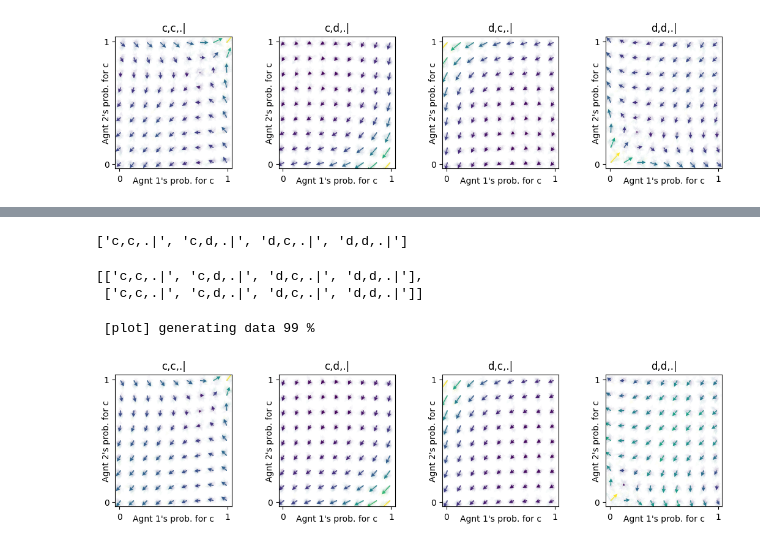
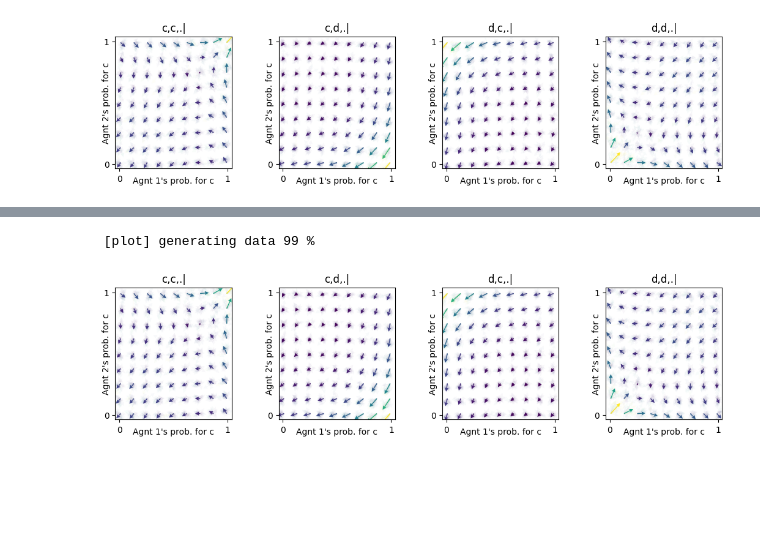
Before and after one commit to BarfussLab/pyCRLD, a Jupyter notebook: nbs/Environments/12_MultipleObsSocialDilemma.ipynb, the cells around one changed output, grey strips where cells are left out. Drawn from its saved outputs; the diff is of its cells as text; code cells hidden in the pictures; blank space fills up the shorter version.

```diff
--- a/nbs/Environments/12_MultipleObsSocialDilemma.ipynb
+++ b/nbs/Environments/12_MultipleObsSocialDilemma.ipynb
@@ -396,2 +331,0 @@ array([[[1. ]],
-# %%
-memo1pd = HistoryEmbedded(env_full_obs_homo, h=(1,1,1), observation_type='diagonal_confidence', observation_value=[1, 0.1])
@@ -457,15 +331,0 @@ y = ([1], [0,1,2,3], [0])
-# %%
-mae1.env.Sset
-# %% [output]
-['c,c,.|', 'c,d,.|', 'd,c,.|', 'd,d,.|']
-# %%
-mae1.env.Oset
-# %% [output]
-[['c,c,.|', 'c,d,.|', 'd,c,.|', 'd,d,.|'],
- ['c,c,.|', 'c,d,.|', 'd,c,.|', 'd,d,.|']]
-# %%
-ax = fp.plot_strategy_flow(mae1, x, y, flowarrow_points=np.linspace(0.01 ,0.99, 9), NrRandom=32,
-                           conds=mae1.env.Sset, verbose=True)
-# %% [output]
- [plot] generating data 99 %
-[figure, removed]
@@ -472,3 +336,10 @@ ax = fp.plot_strategy_flow(mae1, x, y, flowarrow_points=np.linspace(0.01 ,0.99,
+# %%
+ax = fp.plot_strategy_flow(mae1, x, y, flowarrow_points=np.linspace(0.01 ,0.99, 9), NrRandom=32,
+                           conds=mae1.env.Sset, verbose=True)
+fig = plt.gcf()  # Get current figure
+# %% [output]
+ [plot] generating data 99 %
+[figure, added]
 # %%
 #| hide
 import nbdev; nbdev.nbdev_export()
```
Also changed, not shown: parts of 23 cells of this notebook.
